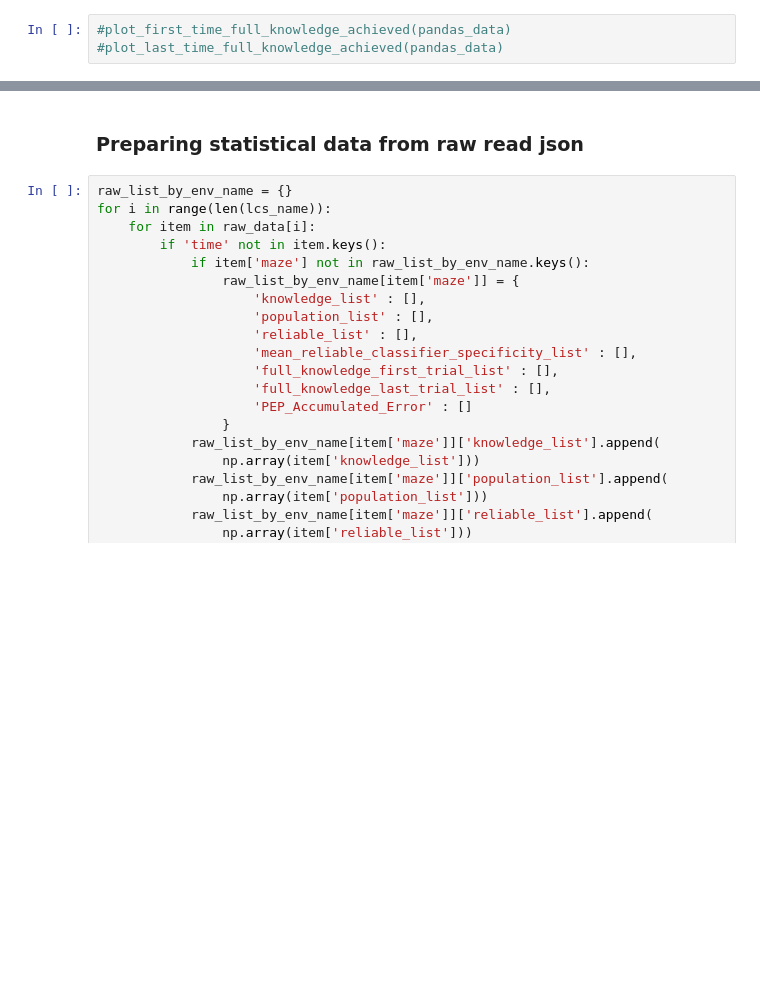
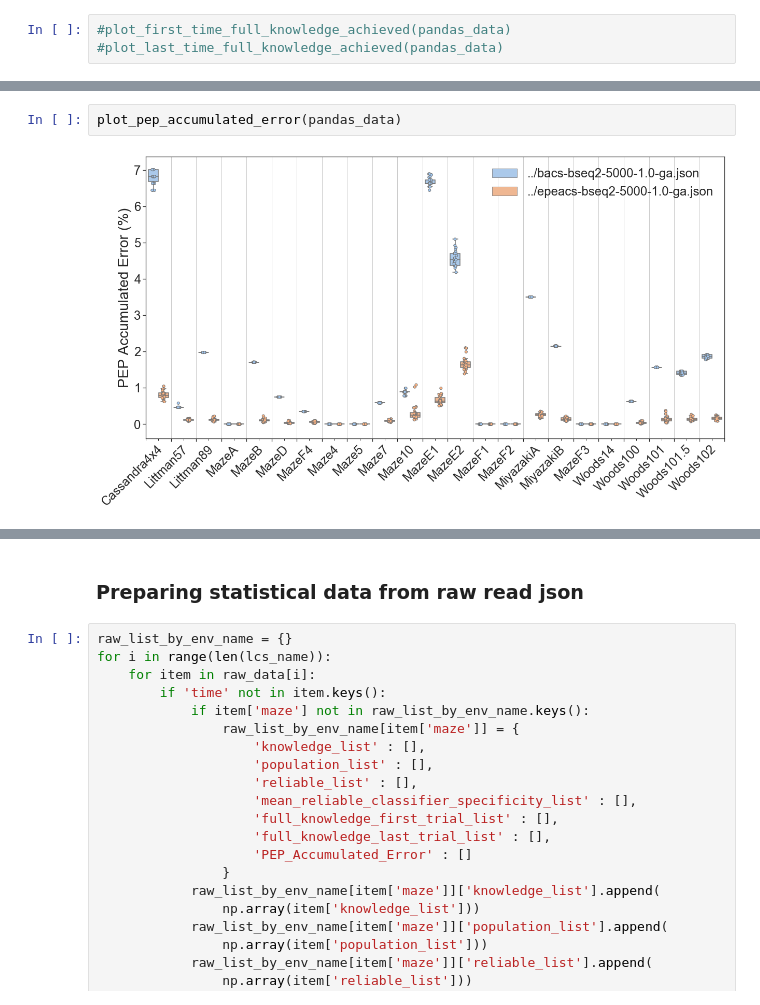
Before and after one commit to RomainOr/Reasoning-with-ALCS, a Jupyter notebook: epeacs_boxplot.ipynb, the cells around one changed output, grey strips where cells are left out. Saved outputs shown, nothing was run; the diff lists cells and outputs as text; blank space fills up the shorter version.

```diff
--- a/epeacs_boxplot.ipynb
+++ b/epeacs_boxplot.ipynb
@@ -250,2 +267,6 @@ plot_population(pandas_data, only_reliable=True)
+# %%
+plot_pep_accumulated_error(pandas_data)
+# %% [output]
+[figure, added]
 # %%
 plot_avg_steps_to_exit(pandas_data)
```
Also changed, not shown: parts of 11 cells of this notebook, 9 other files.
